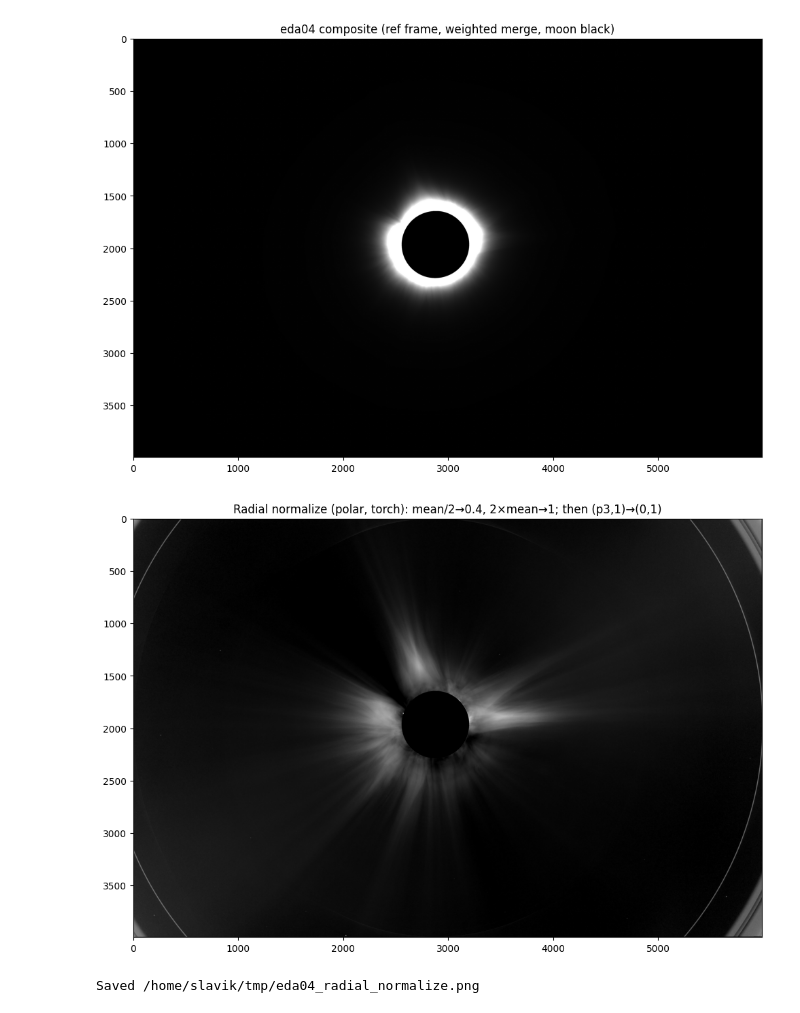
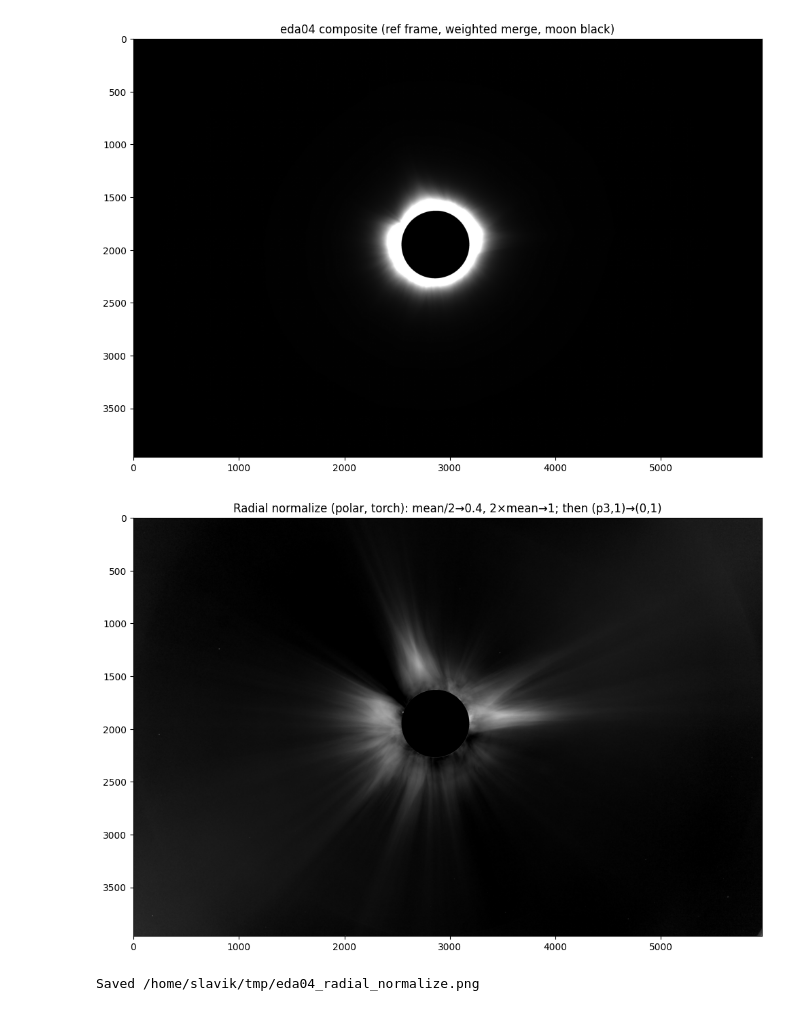
Before and after one commit to JosefSlavicek/e202602_eclipse, a Jupyter notebook: eda04.ipynb, the cells around one changed output. Drawn from its saved outputs; the diff is of its cells as text; code cells hidden in the pictures.

```diff
--- a/eda04.ipynb
+++ b/eda04.ipynb
@@ -252,12 +252,16 @@ print(f"Composite shape {composite.shape}, dtype {composite.dtype}")
 Composite shape (4000, 6000), dtype float64
 # %%
 # Crop to rectangle where all exposures have valid coverage (valid_all >= 0.5)
-VALID_THRESH = 0.5
+VALID_THRESH = 0.9999
 all_valid_mask = valid_all >= VALID_THRESH
 rows = np.any(all_valid_mask, axis=1)
 cols = np.any(all_valid_mask, axis=0)
 r_lo, r_hi = np.where(rows)[0][[0, -1]]
 c_lo, c_hi = np.where(cols)[0][[0, -1]]
+r_lo += 16
+r_hi -= 16
+c_lo += 16
+c_hi -= 16
 composite_crop = composite[r_lo : r_hi + 1, c_lo : c_hi + 1].copy()
 # Moon center in ref image; crop offset for moon fill
 mi, mj, moon_r = moon_ref
@@ -516,10 +520,6 @@ n_theta = max(int(math.ceil(4 * math.pi * radius_max)) + 1, 2)
 polar_img, valid = image_to_polar_f64(img, center, radius_min, radius_max, n_r, n_theta, device, dtype)
 # valid = True where polar sample is inside crop (same as polar view of ones_like)
 
-# Radial coordinate for each row (y=0 -> r_max, y=n_r-1 -> r_min)
-r_row = radius_max - torch.arange(n_r, device=device, dtype=dtype) * (radius_max - radius_min) / max(n_r - 1, 1)
-r_min_moon = moon_r + 2.0
-
 # Sliding-window mean: fraction of row centered on each pixel (periodic), fully vectorized via cumsum
 display_ts = list()
 for row_fraction in [0.15, 1.0]:
@@ -536,12 +536,14 @@ for row_fraction in [0.15, 1.0]:
     sum_v = cs_val[:, start + n_cols_use] - cs_val[:, start]  # (n_r, n_theta)
     sum_n = (cs_cnt[:, start + n_cols_use] - cs_cnt[:, start]).clamp(min=1e-20)
     mean_polar_2d = sum_v / sum_n
-    mx = mean_polar_2d[torch.isfinite(mean_polar_2d)].max().item()
-    for i in range(n_r):
-        if r_row[i].item() < r_min_moon:
-            mean_polar_2d[i] = torch.clamp(mean_polar_2d[i], min=0.999 * mx)
+    # for each column, fill items located under argmax location with the max values
+    assert torch.all(torch.isfinite(mean_polar_2d))
+    argmax = mean_polar_2d.argmax(dim=0)
+    max_val = mean_polar_2d.max(dim=0).values  # shape: [num_columns]
+    mask = torch.arange(mean_polar_2d.size(0), device=mean_polar_2d.device).unsqueeze(1) > argmax # create a mask for elements below the max (row index > argmax)
+    mean_polar_2d[mask] = max_val.unsqueeze(0).expand_as(mean_polar_2d)[mask]
+
     mean_at = polar_to_cartesian_f64(mean_polar_2d, center, radius_min, radius_max, H_crop, W_crop, device, dtype)
-
     # Piecewise: mean/2->0, mean->0.4, 2*mean->1
     valid_mask = torch.isfinite(mean_at) & (mean_at > 0)
     display_t = torch.zeros_like(img, device=device, dtype=dtype)
@@ -561,35 +563,35 @@ polar_display, _ = image_to_polar_f64(display_t, center, radius_min, radius_max,
 p3_row = torch.full((n_r,), float("nan"), device=device, dtype=dtype)
 for i in range(n_r):
     vals = polar_display[i][valid[i]]
     if vals.numel() > 0:
         p3_row[i] = torch.quantile(vals.float(), 0.03).to(dtype)
 p3_radius_bins = 10.0
 bin_centers_t = torch.arange(n_r, device=device, dtype=dtype)
 p3_smooth = torch.full_like(p3_row, float("nan"))
 for i in range(n_r):
     w = (torch.abs(bin_centers_t - i) <= p3_radius_bins) & torch.isfinite(p3_row)
     if w.any():
         p3_smooth[i] = torch.nanmedian(p3_row[w])
 p3_polar_2d = p3_smooth.unsqueeze(1).expand(n_r, n_theta)
 p3_at = polar_to_cartesian_f64(p3_polar_2d, center, radius_min, radius_max, H_crop, W_crop, device, dtype)
 p3_at = torch.nan_to_num(p3_at, nan=0.0)
 
 # (p3, 1) -> (0, 1)
 span = (1.0 - p3_at).clamp(min=1e-9)
 display_t = ((display_t - p3_at) / span).clamp(0.0, 1.0)
-display_t[torch.from_numpy(moon_mask).to(device=device)] = 0.0
+#display_t[torch.from_numpy(moon_mask).to(device=device)] = 0.0
 
 display_np = display_t.cpu().numpy()
 display = display_np  # for downstream cells (sharpening, etc.)
 fig, ax = plt.subplots(1, 1, figsize=(10, 10))
 ax.imshow(display, cmap="gray", vmin=0, vmax=1)
 ax.set_title("Radial normalize (polar, torch): mean/2→0.4, 2×mean→1; then (p3,1)→(0,1)")
 plt.tight_layout()
 plt.show()
 Image.fromarray((display * 255).clip(0, 255).astype(np.uint8)).save(Path(PKL_DIR) / "eda04_radial_normalize.png")
 print(f"Saved {Path(PKL_DIR) / 'eda04_radial_normalize.png'}")
 # %% [output]
-[figure, old version]
+[figure, new version]
 Saved /home/slavik/tmp/eda04_radial_normalize.png
 # %%
 # Unsharp mask: sharpen display with radius (Gaussian sigma) 4.2, strength 3.4
```
Also changed, not shown: parts of 2 cells of this notebook.
